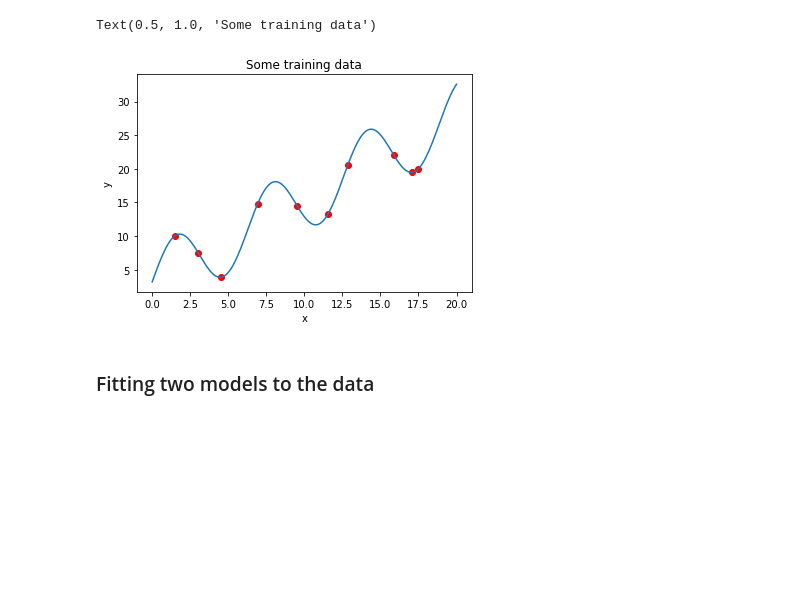
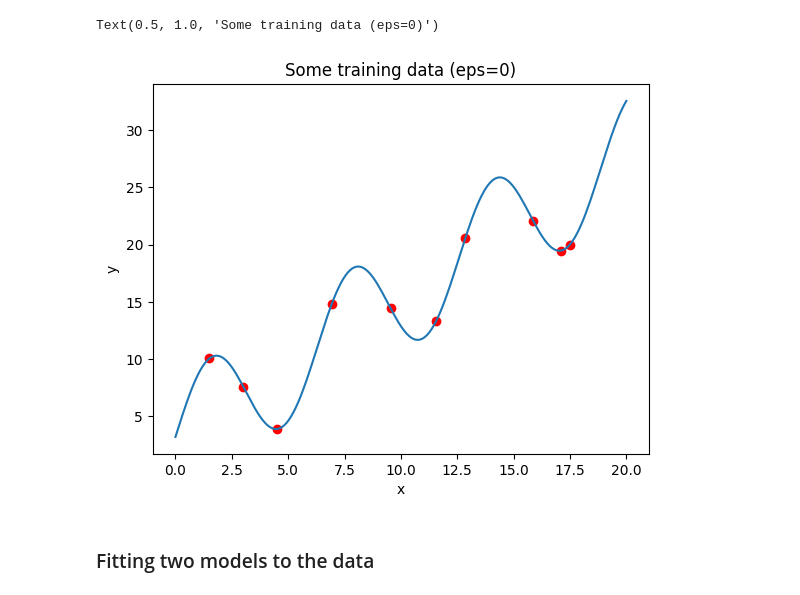
Before and after one commit to ioskn/mldl_htwg, a Jupyter notebook: bias_variance/Bias_Variance_Sim.ipynb, the cells around one changed output. Drawn from its saved outputs; the diff is of its cells as text; code cells hidden in the pictures; blank space fills up the shorter version.

```diff
--- a/bias_variance/Bias_Variance_Sim.ipynb
+++ b/bias_variance/Bias_Variance_Sim.ipynb
@@ -34,17 +37,18 @@ x.shape,y.shape
 # %%
 def get_training(n_train=10, eps=0.0):
     idx = np.random.permutation(N)[0:n_train] #10 Random training points
-    return x[idx],y[idx,0]+np.random.normal(loc=0,scale=eps,size=n_train)
+    return x[idx],y[idx,0] + np.random.normal(loc=0,scale=eps,size=n_train)
 
+eps=0
 xt,yt = get_training()
 plt.plot(x,y)
 plt.scatter(xt, yt, color='r')
 plt.xlabel('x')
 plt.ylabel('y')
-plt.title('Some training data')
+plt.title(f'Some training data (eps={eps})')
 # %% [output]
-Text(0.5, 1.0, 'Some training data')
+Text(0.5, 1.0, 'Some training data (eps=0)')
-[figure, old version]
+[figure, new version]
 # %% [markdown]
 ### Fitting two models to the data
 # %%
```
Also changed, not shown: parts of 11 cells of this notebook, 1 other file.
